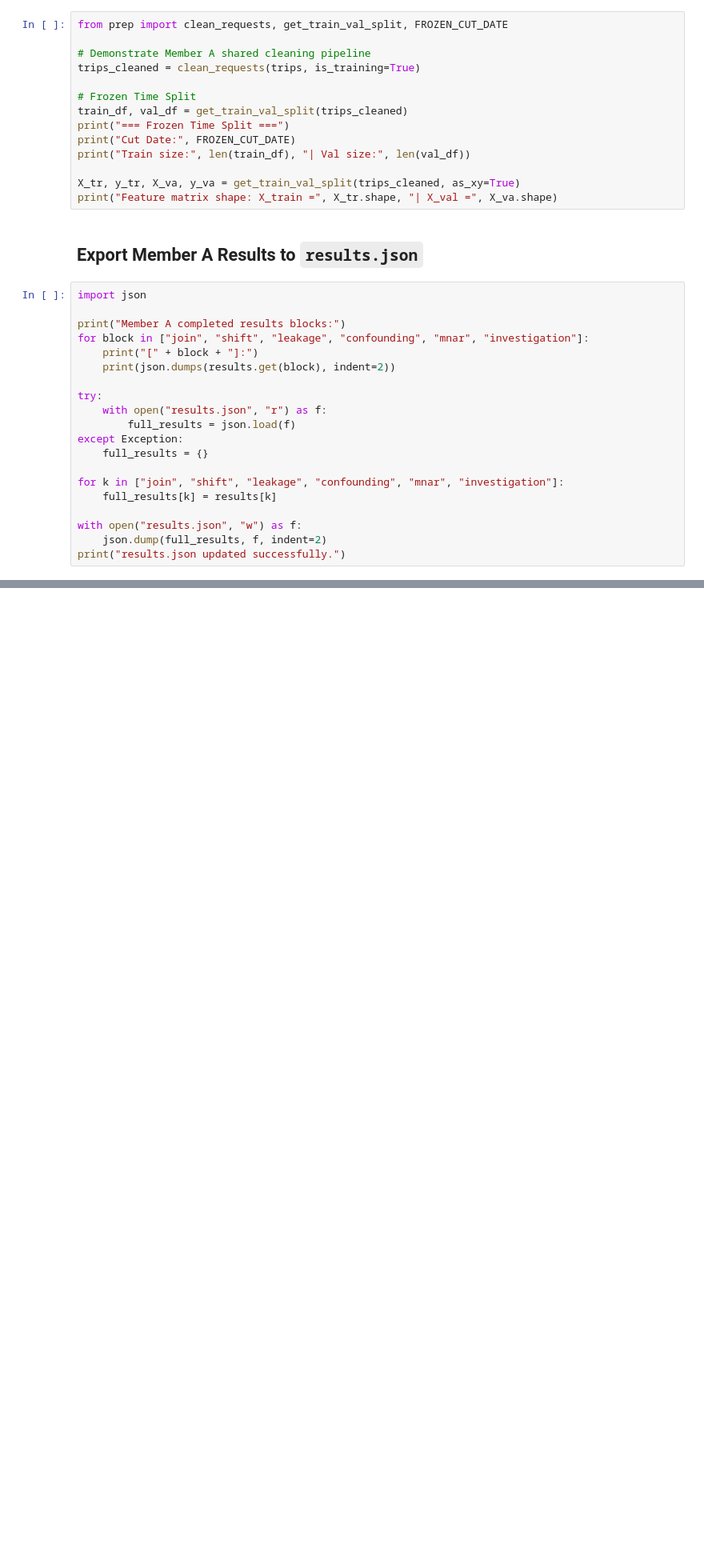
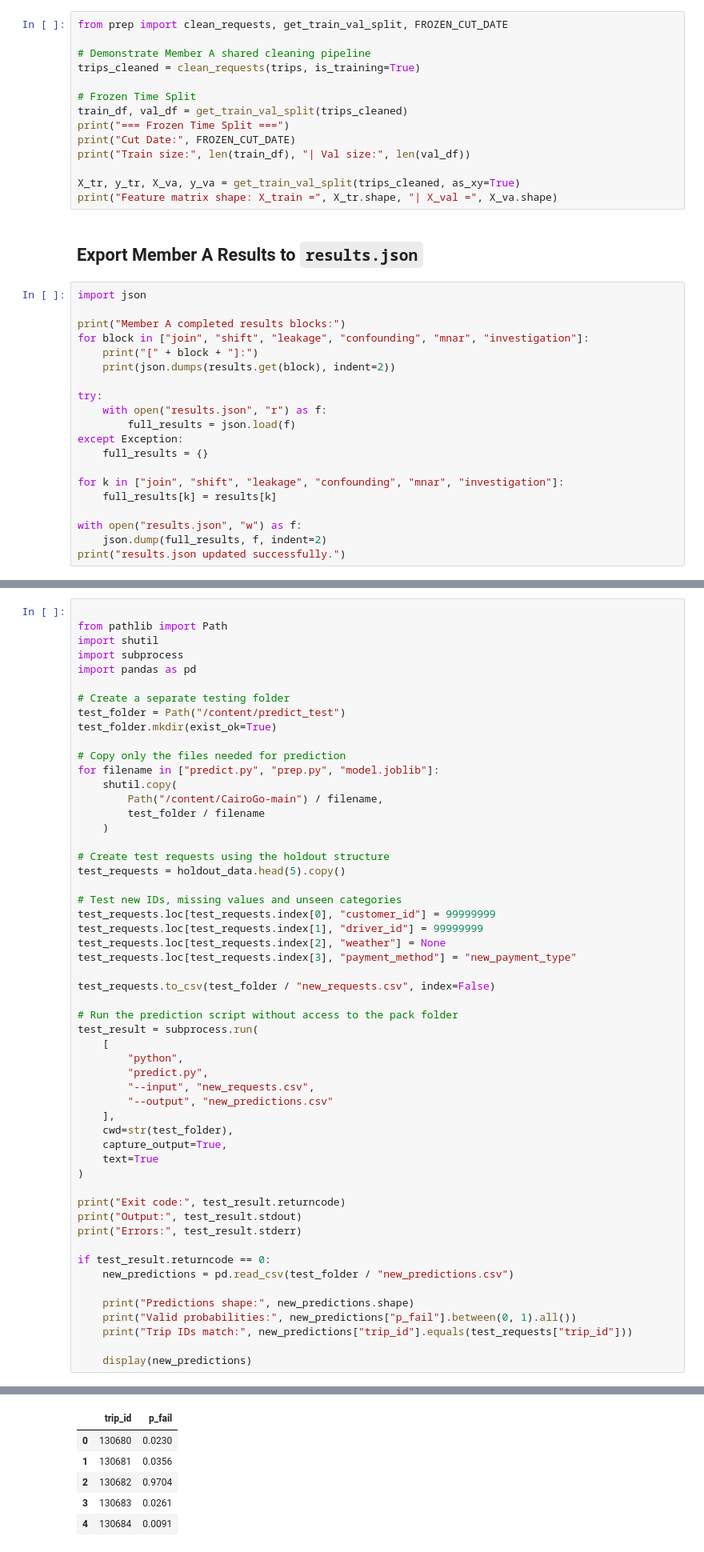
Before and after one commit to mohamedshahen5/CairoGo, a Jupyter notebook: dataAnalysis.ipynb, the cells around one changed output, grey strips where cells are left out. Shown at 80% size. Drawn from its saved outputs; the diff is of its cells as text; blank space fills up the shorter version.

```diff
--- a/dataAnalysis.ipynb
+++ b/dataAnalysis.ipynb
@@ -388,0 +1254,55 @@ print("results.json updated successfully.")
+# %%
+
+from pathlib import Path
+import shutil
+import subprocess
+import pandas as pd
+
+# Create a separate testing folder
+test_folder = Path("/content/predict_test")
+test_folder.mkdir(exist_ok=True)
+
+# Copy only the files needed for prediction
+for filename in ["predict.py", "prep.py", "model.joblib"]:
+    shutil.copy(
+        Path("/content/CairoGo-main") / filename,
+        test_folder / filename
+    )
+
+# Create test requests using the holdout structure
+test_requests = holdout_data.head(5).copy()
+
+# Test new IDs, missing values and unseen categories
+test_requests.loc[test_requests.index[0], "customer_id"] = 99999999
+test_requests.loc[test_requests.index[1], "driver_id"] = 99999999
+test_requests.loc[test_requests.index[2], "weather"] = None
+test_requests.loc[test_requests.index[3], "payment_method"] = "new_payment_type"
+
+test_requests.to_csv(test_folder / "new_requests.csv", index=False)
+
+# Run the prediction script without access to the pack folder
+test_result = subprocess.run(
+    [
+        "python",
+        "predict.py",
+        "--input", "new_requests.csv",
+        "--output", "new_predictions.csv"
+    ],
+    cwd=str(test_folder),
+    capture_output=True,
+    text=True
+)
+
+print("Exit code:", test_result.returncode)
+print("Output:", test_result.stdout)
+print("Errors:", test_result.stderr)
+
+if test_result.returncode == 0:
+    new_predictions = pd.read_csv(test_folder / "new_predictions.csv")
+
+    print("Predictions shape:", new_predictions.shape)
+    print("Valid probabilities:", new_predictions["p_fail"].between(0, 1).all())
+    print("Trip IDs match:", new_predictions["trip_id"].equals(test_requests["trip_id"]))
+
+    display(new_predictions)
+# %% [output]
@@ -388,0 +1326,6 @@ print("results.json updated successfully.")
+|  | trip_id | p_fail |
+| 0 | 130680 | 0.0230 |
+| 1 | 130681 | 0.0356 |
+| 2 | 130682 | 0.9704 |
+| 3 | 130683 | 0.0261 |
+| 4 | 130684 | 0.0091 |
```
Also changed, not shown: parts of 27 cells of this notebook, 3 other files.
